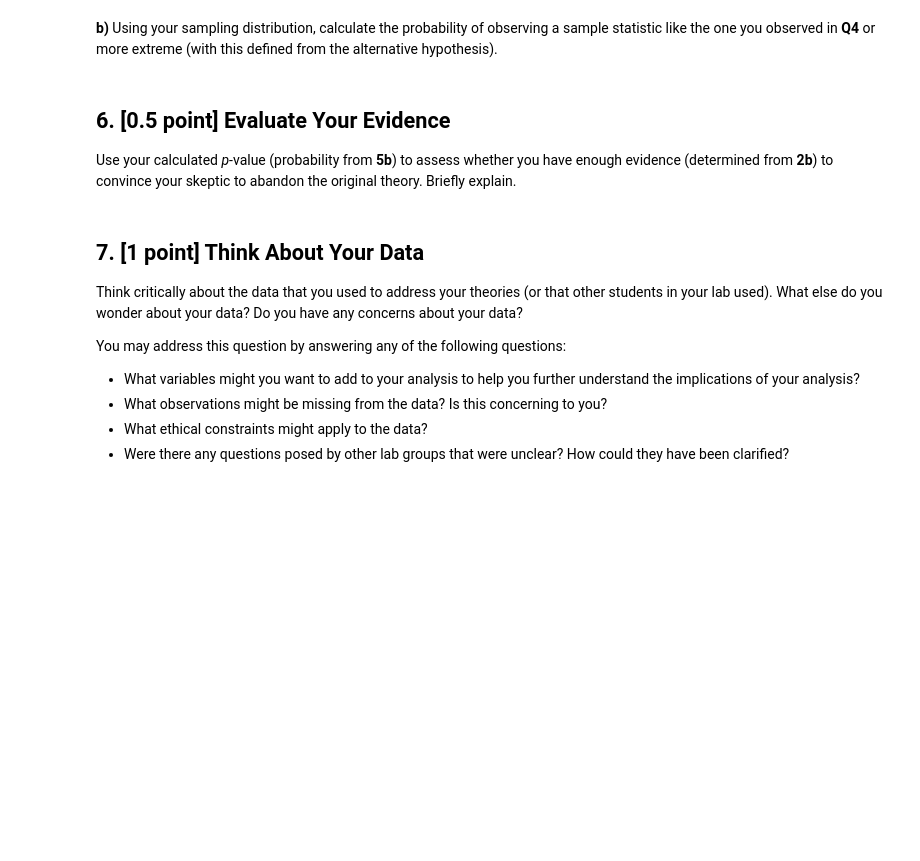
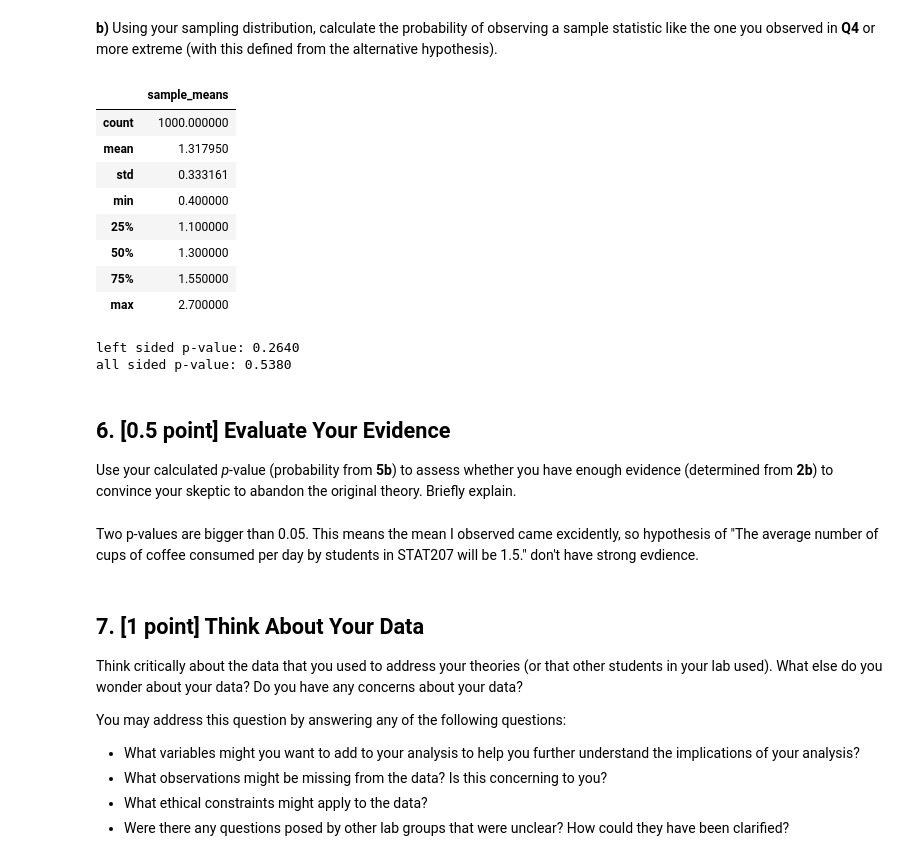
Before and after one commit to soobinj2/stat207, a Jupyter notebook: lab_06/lab_06.ipynb, the cells around one changed output. Drawn from its saved outputs; the diff is of its cells as text; code cells hidden in the pictures; blank space fills up the shorter version.

```diff
--- a/lab_06/lab_06.ipynb
+++ b/lab_06/lab_06.ipynb
@@ -96,12 +149,63 @@ Using the information from our sample, calculate the corresponding estimate from
 ## 5. [3 points] Simulate a Sampling Distribution
 
 **a)** Simulate a sampling distribution of your sample statistic from **Q4** with 1000 random samples.  Be sure that your sampling distribution is generated in a way that is consistent with the null hypothesis; that is, you may need to modify your original values in order to make your data consistent with your skeptic's claim.  Also, be sure that the unit of observation for each observation in your sampling distribution is comparable with the unit of observation from your lab data; that is, each random sample in your sampling distribution should be of the same size as your lab data.
+# %%
+df_modified = df.copy()
+sample_size = len(df)
+
+sampling_distribution = []
+
+for i in range(1000):
+    random_sample = df_modified['coffee_consume_cups'].sample(n=sample_size, replace=True)
+    sampling_distribution.append(random_sample.mean())
+
+sampling_df = pd.DataFrame({'sample_means': sampling_distribution})
 # %% [markdown]
 **b)** Using your sampling distribution, calculate the probability of observing a sample statistic like the one you observed in **Q4** or more extreme (with this defined from the alternative hypothesis).
+# %%
+sampling_df.describe()
+# %% [output]
+|  | sample_means |
+| count | 1000.000000 |
+| mean | 1.317950 |
+| std | 0.333161 |
+| min | 0.400000 |
+| 25% | 1.100000 |
+| 50% | 1.300000 |
+| 75% | 1.550000 |
+| max | 2.700000 |
+# %%
+import numpy as np
+
+coffee_variable = 'coffee_consume_cups'
+observed_mean = 1.3
+null_value = 1.5
+
+sample_size = len(df)
+
+np.random.seed(42)
+sampling_distribution = np.random.normal(loc=null_value,
+                                         scale=df[coffee_variable].std()/np.sqrt(sample_size),
+                                         size=1000)
+
+p_value_left = np.mean(sampling_distribution <= observed_mean)
+
+
+distance = abs(observed_mean - null_value)
+p_value_two_sided = np.mean(abs(sampling_distribution - null_value) >= distance)
+
+print(f"left sided p-value: {p_value_left:.4f}")
+print(f"all sided p-value: {p_value_two_sided:.4f}")
+# %% [output]
+left sided p-value: 0.2640
+all sided p-value: 0.5380
 # %% [markdown]
 ## 6. [0.5 point] Evaluate Your Evidence
 
 Use your calculated *p*-value (probability from **5b**) to assess whether you have enough evidence (determined from **2b**) to convince your skeptic to abandon the original theory.  Briefly explain.
+# %% [markdown]
+Two p-values are bigger than 0.05.
+This means the mean I observed came excidently, so hypothesis of "The average number of cups of coffee consumed per day by students in STAT207 will be 1.5." don't have strong evdience.
 # %% [markdown]
 ## 7. [1 point] Think About Your Data
 
```
Also changed, not shown: parts of 8 cells of this notebook, 3 other files.
